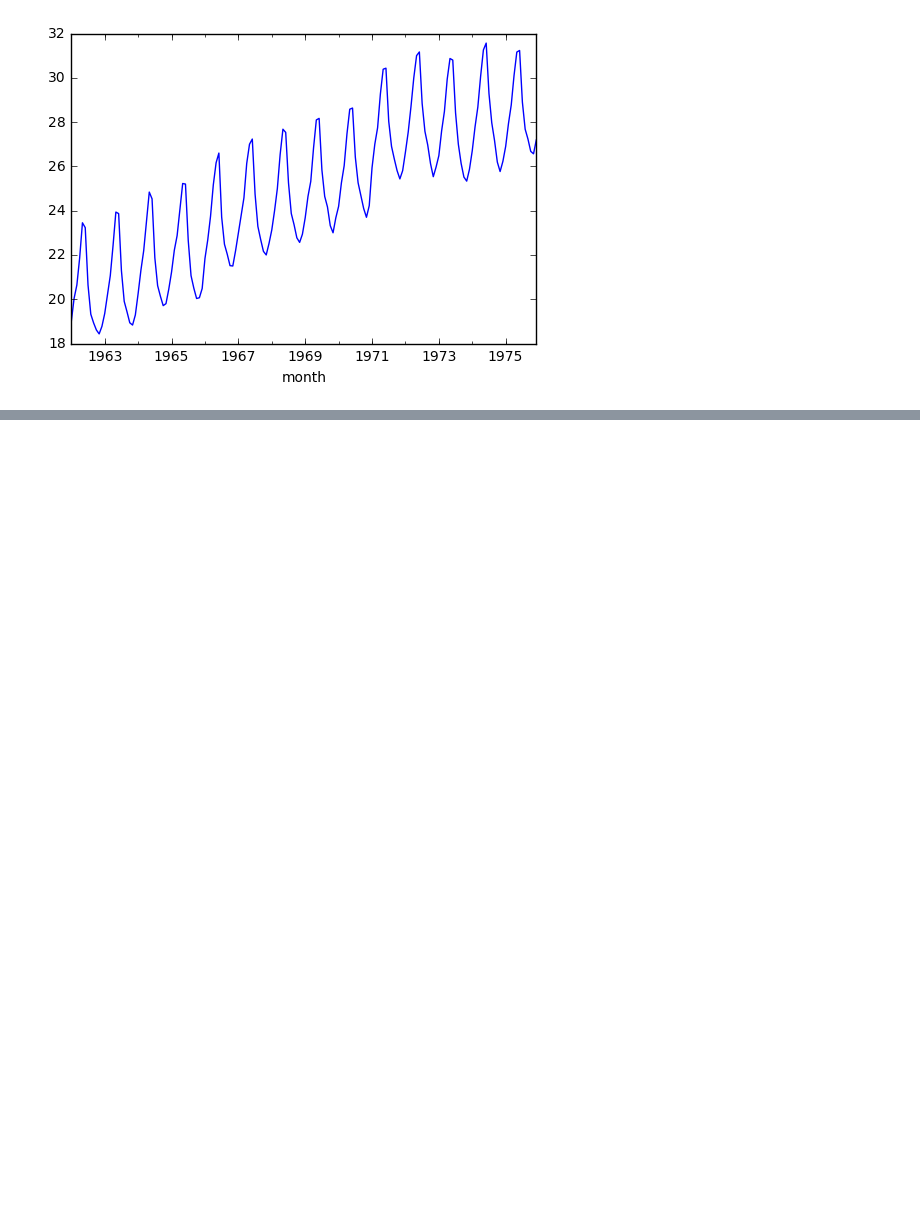
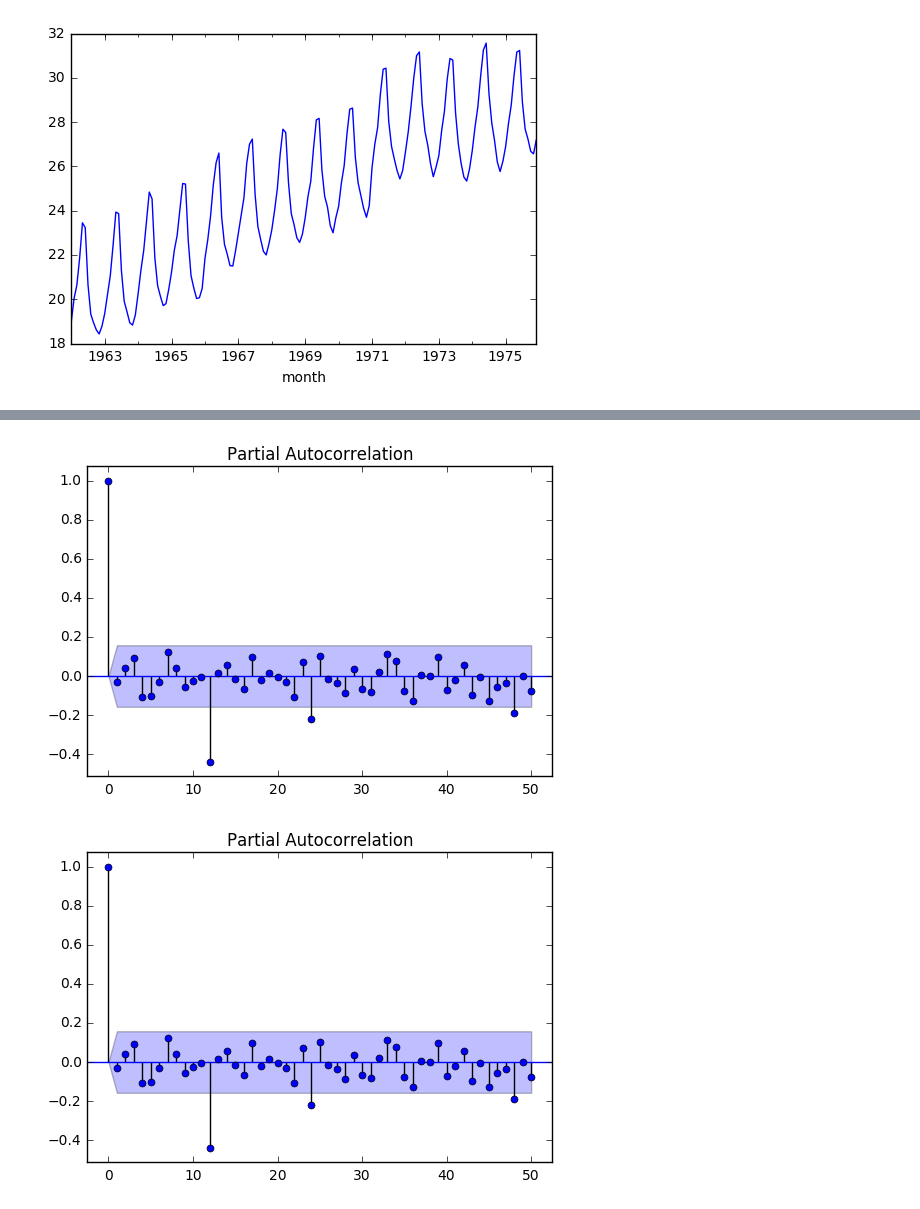
Before and after one commit to AlehDarashenka/Machine-Learning-Specialisation-, a Jupyter notebook: 5. Applied problems/Week 1/Test1. Autocorrelation.ipynb, the cells around one changed output, grey strips where cells are left out. Drawn from its saved outputs; the diff is of its cells as text; code cells hidden in the pictures; blank space fills up the shorter version.

```diff
--- a/5. Applied problems/Week 1/Test1. Autocorrelation.ipynb
+++ b/5. Applied problems/Week 1/Test1. Autocorrelation.ipynb
@@ -39,0 +63,5 @@ sum(milk_avg_by_date)
+# %%
+sm.graphics.tsa.plot_pacf(milk_diff13.values.squeeze(), lags=50)
+# %% [output]
+[figure, added]
+[figure, added]
```
Also changed, not shown: parts of 4 cells of this notebook.
